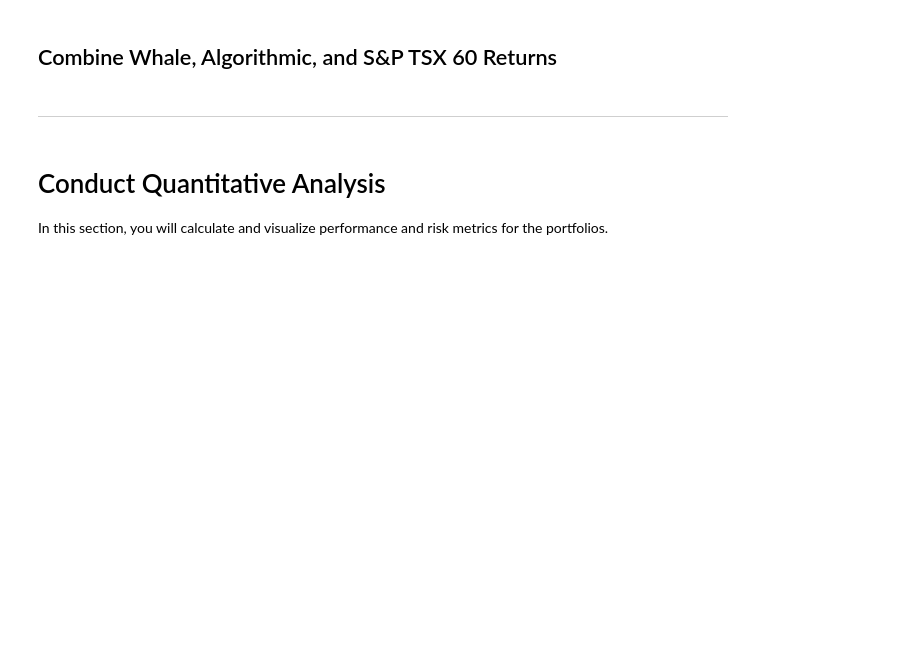
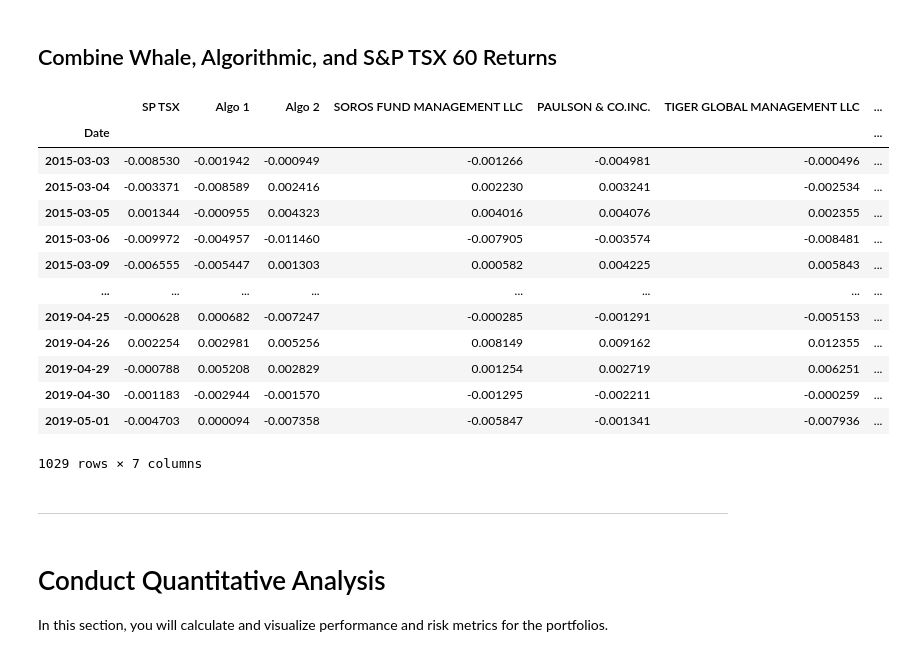
Before and after one commit to ScottyCodeman/pandas-homework, a Jupyter notebook: whale_analysis.ipynb, the cells around one changed output. Drawn from its saved outputs; the diff is of its cells as text; code cells hidden in the pictures; blank space fills up the shorter version.

```diff
--- a/whale_analysis.ipynb
+++ b/whale_analysis.ipynb
@@ -180,6 +205,23 @@ sp_daily
 ## Combine Whale, Algorithmic, and S&P TSX 60 Returns
 # %%
 # Join Whale Returns, Algorithmic Returns, and the S&P TSX 60 Returns into a single DataFrame with columns for each portfolio's returns.
+total_df = pd.concat([sp_daily,algo_df,whale_df], axis='columns', join='inner')
+total_df
+# %% [output]
+|  | SP TSX | Algo 1 | Algo 2 | SOROS FUND MANAGEMENT LLC | PAULSON & CO.INC. | TIGER GLOBAL MANAGEMENT LLC | ... |
+| Date |  |  |  |  |  |  | ... |
+| 2015-03-03 | -0.008530 | -0.001942 | -0.000949 | -0.001266 | -0.004981 | -0.000496 | ... |
+| 2015-03-04 | -0.003371 | -0.008589 | 0.002416 | 0.002230 | 0.003241 | -0.002534 | ... |
+| 2015-03-05 | 0.001344 | -0.000955 | 0.004323 | 0.004016 | 0.004076 | 0.002355 | ... |
+| 2015-03-06 | -0.009972 | -0.004957 | -0.011460 | -0.007905 | -0.003574 | -0.008481 | ... |
+| 2015-03-09 | -0.006555 | -0.005447 | 0.001303 | 0.000582 | 0.004225 | 0.005843 | ... |
+| ... | ... | ... | ... | ... | ... | ... | ... |
+| 2019-04-25 | -0.000628 | 0.000682 | -0.007247 | -0.000285 | -0.001291 | -0.005153 | ... |
+| 2019-04-26 | 0.002254 | 0.002981 | 0.005256 | 0.008149 | 0.009162 | 0.012355 | ... |
+| 2019-04-29 | -0.000788 | 0.005208 | 0.002829 | 0.001254 | 0.002719 | 0.006251 | ... |
+| 2019-04-30 | -0.001183 | -0.002944 | -0.001570 | -0.001295 | -0.002211 | -0.000259 | ... |
+| 2019-05-01 | -0.004703 | 0.000094 | -0.007358 | -0.005847 | -0.001341 | -0.007936 | ... |
+1029 rows × 7 columns
 # %% [markdown]
 ---
 # %% [markdown]
```
Also changed, not shown: parts of 6 cells of this notebook.
